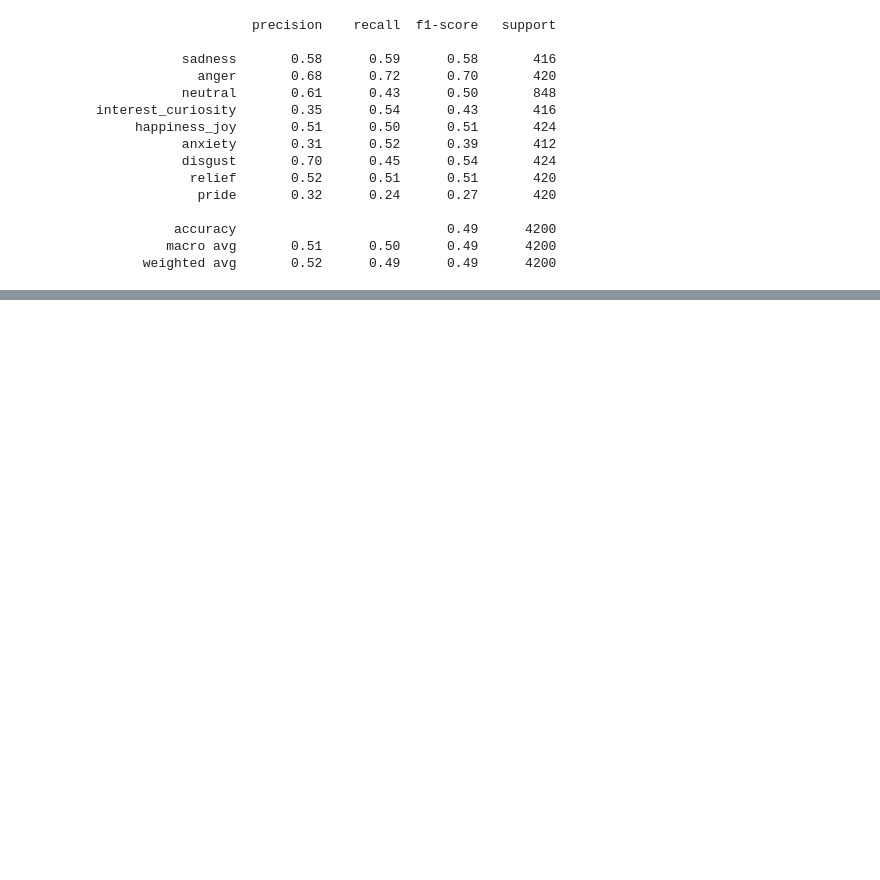
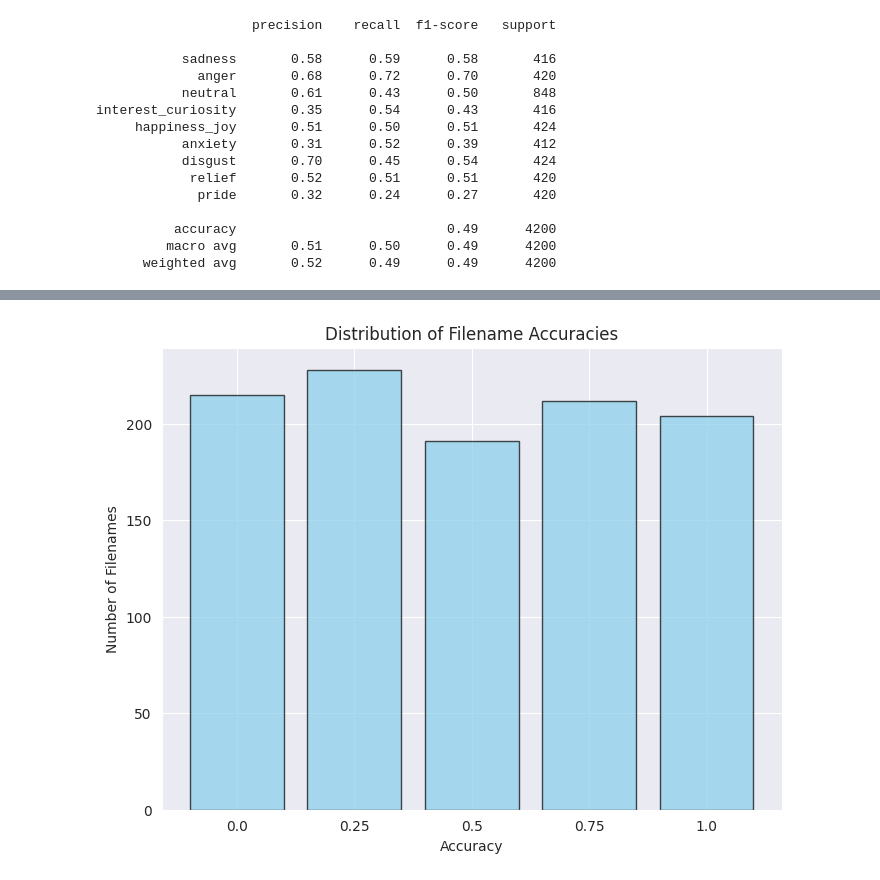
Before and after one commit to timlac/reco-response-analysis, a Jupyter notebook: fmri/notebooks/audio_analysis.ipynb, the cells around one changed output, grey strips where cells are left out. Cells and saved outputs as stored; diff of their text form; code cells hidden in the pictures; blank space fills up the shorter version.

```diff
--- a/fmri/notebooks/audio_analysis.ipynb
+++ b/fmri/notebooks/audio_analysis.ipynb
@@ -48,0 +144,4 @@ interest_curiosity       0.35      0.54      0.43       416
+# %%
+# Assuming 'df' is your DataFrame
+accuracy_by_filename = df.groupby('filename')['accurate'].mean().reset_index()
+accuracy_by_filename
@@ -48,0 +172,13 @@ interest_curiosity       0.35      0.54      0.43       416
+# %%
+accuracy_counts = accuracy_by_filename['accurate'].value_counts().sort_index()
+
+
+plt.figure(figsize=(8, 6))
+plt.bar(accuracy_counts.index.astype(str), accuracy_counts.values, color='skyblue', edgecolor='k', alpha=0.7)
+plt.xlabel('Accuracy')
+plt.ylabel('Number of Filenames')
+plt.title('Distribution of Filename Accuracies')
+plt.xticks(accuracy_counts.index.astype(str))  # Ensure all accuracy categories are shown as x-ticks
+plt.show()
+# %% [output]
+[figure, added]
```
Also changed, not shown: parts of 17 cells of this notebook.
